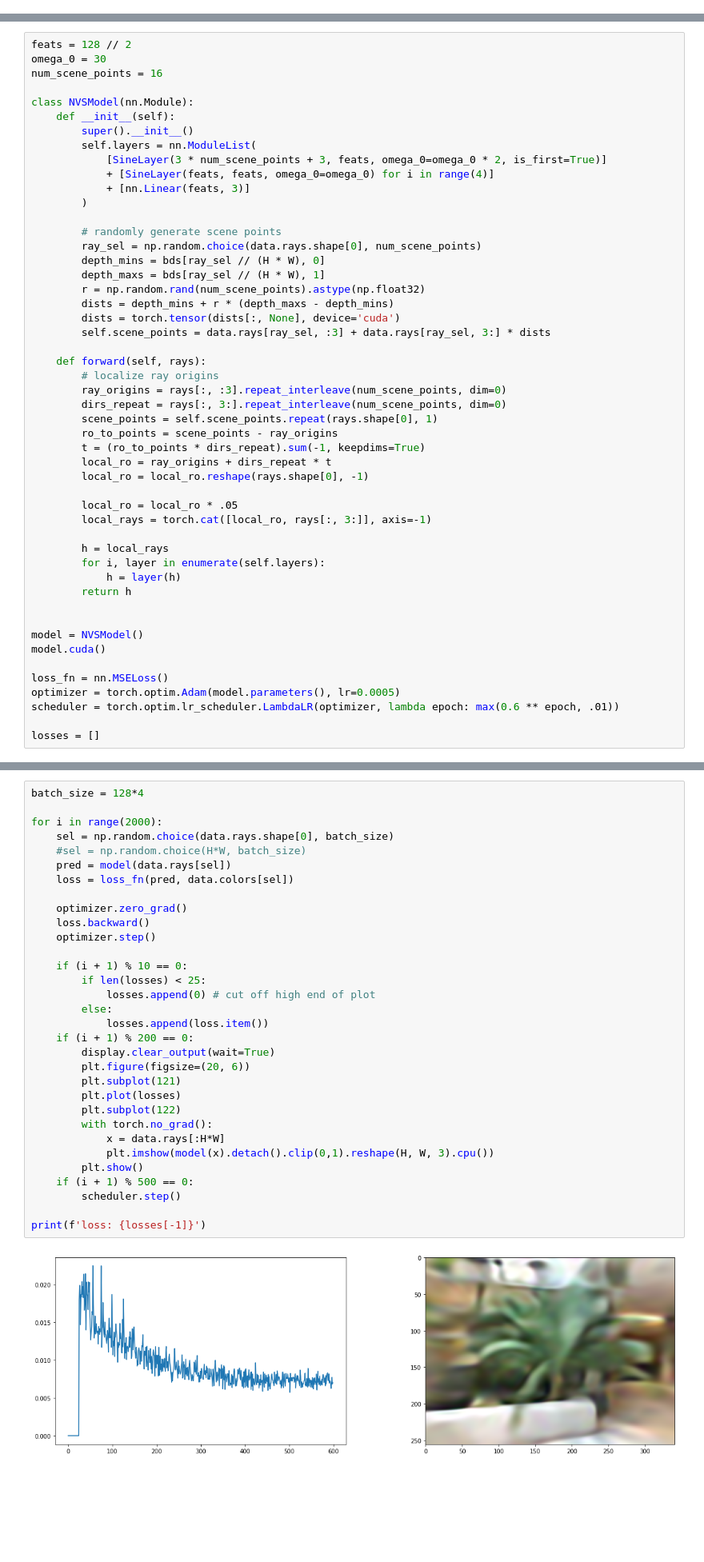
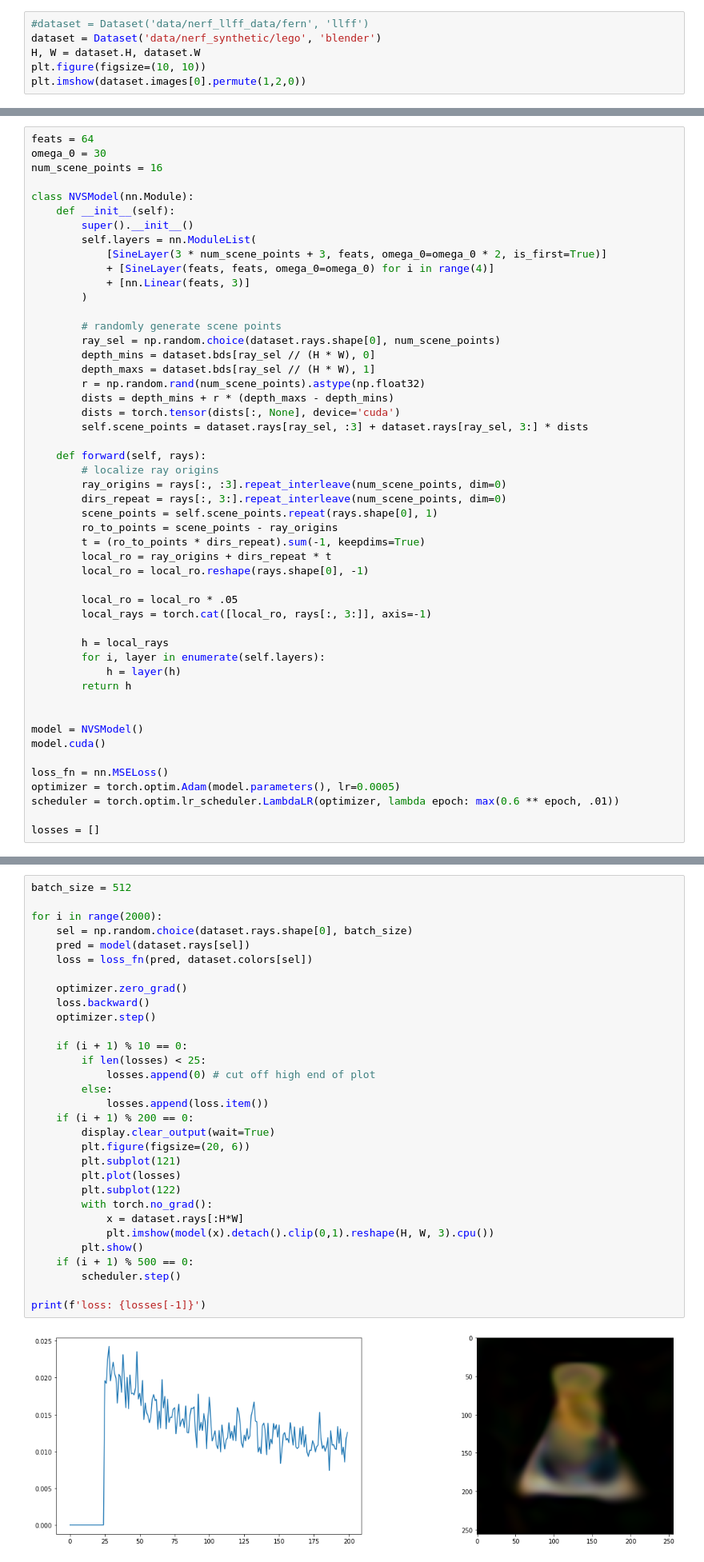
Before and after one commit to parameterized/neural-view-synthesis, a Jupyter notebook: Main.ipynb, the cells around one changed output, grey strips where cells are left out. Shown at 80% size. Cells and saved outputs as stored; diff of their text form; blank space fills up the shorter version.

Commit message:
load llff or blender datasets

```diff
--- a/Main.ipynb
+++ b/Main.ipynb
@@ -93,0 +13,6 @@ Camera position mean & std:
+# %%
+#dataset = Dataset('data/nerf_llff_data/fern', 'llff')
+dataset = Dataset('data/nerf_synthetic/lego', 'blender')
+H, W = dataset.H, dataset.W
+plt.figure(figsize=(10, 10))
+plt.imshow(dataset.images[0].permute(1,2,0))
@@ -94,7 +24,7 @@ Camera position mean & std:
 # %% [markdown]
 ## Define Models
 # %%
-feats = 128 // 2
+feats = 64
 omega_0 = 30
 num_scene_points = 16
 
@@ -108,13 +38,13 @@ class NVSModel(nn.Module):
         )
 
         # randomly generate scene points
-        ray_sel = np.random.choice(data.rays.shape[0], num_scene_points)
-        depth_mins = bds[ray_sel // (H * W), 0]
-        depth_maxs = bds[ray_sel // (H * W), 1]
+        ray_sel = np.random.choice(dataset.rays.shape[0], num_scene_points)
+        depth_mins = dataset.bds[ray_sel // (H * W), 0]
+        depth_maxs = dataset.bds[ray_sel // (H * W), 1]
         r = np.random.rand(num_scene_points).astype(np.float32)
         dists = depth_mins + r * (depth_maxs - depth_mins)
         dists = torch.tensor(dists[:, None], device='cuda')
-        self.scene_points = data.rays[ray_sel, :3] + data.rays[ray_sel, 3:] * dists
+        self.scene_points = dataset.rays[ray_sel, :3] + dataset.rays[ray_sel, 3:] * dists
 
     def forward(self, rays):
         # localize ray origins
@@ -146,36 +76,35 @@ losses = []
 # %% [markdown]
 ## Train
 # %%
-batch_size = 128*4
+batch_size = 512
 
 for i in range(2000):
-    sel = np.random.choice(data.rays.shape[0], batch_size)
-    #sel = np.random.choice(H*W, batch_size)
-    pred = model(data.rays[sel])
-    loss = loss_fn(pred, data.colors[sel])
+    sel = np.random.choice(dataset.rays.shape[0], batch_size)
+    pred = model(dataset.rays[sel])
+    loss = loss_fn(pred, dataset.colors[sel])
 
     optimizer.zero_grad()
     loss.backward()
     optimizer.step()
 
     if (i + 1) % 10 == 0:
         if len(losses) < 25:
             losses.append(0) # cut off high end of plot
         else:
             losses.append(loss.item())
     if (i + 1) % 200 == 0:
         display.clear_output(wait=True)
         plt.figure(figsize=(20, 6))
         plt.subplot(121)
         plt.plot(losses)
         plt.subplot(122)
         with torch.no_grad():
-            x = data.rays[:H*W]
+            x = dataset.rays[:H*W]
             plt.imshow(model(x).detach().clip(0,1).reshape(H, W, 3).cpu())
         plt.show()
     if (i + 1) % 500 == 0:
         scheduler.step()
 
 print(f'loss: {losses[-1]}')
 # %% [output]
-[figure, old version]
+[figure, new version]
```
Also changed, not shown: parts of 8 cells of this notebook, 9 other files.
